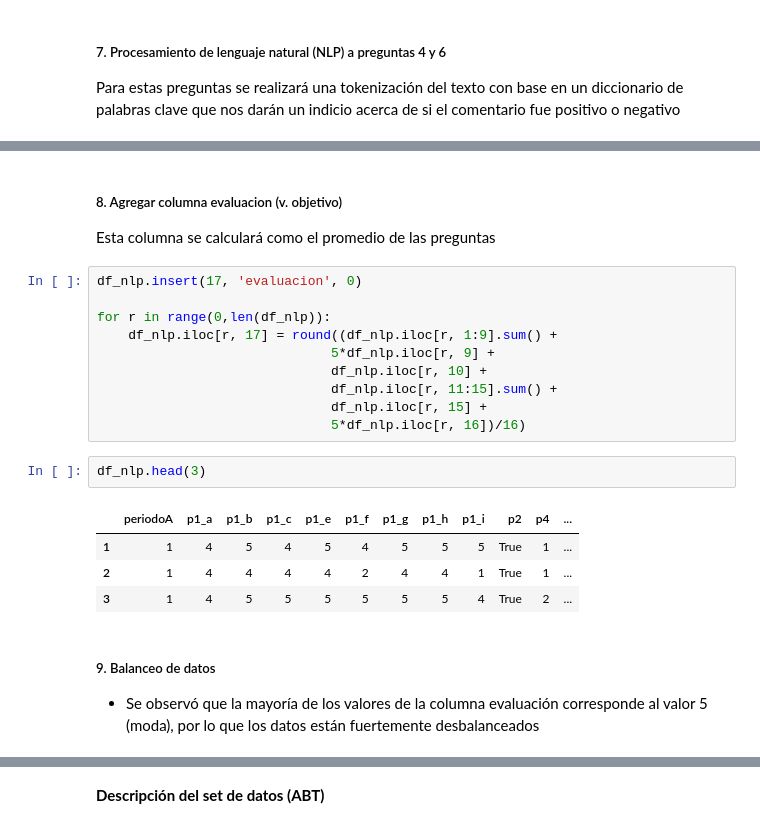
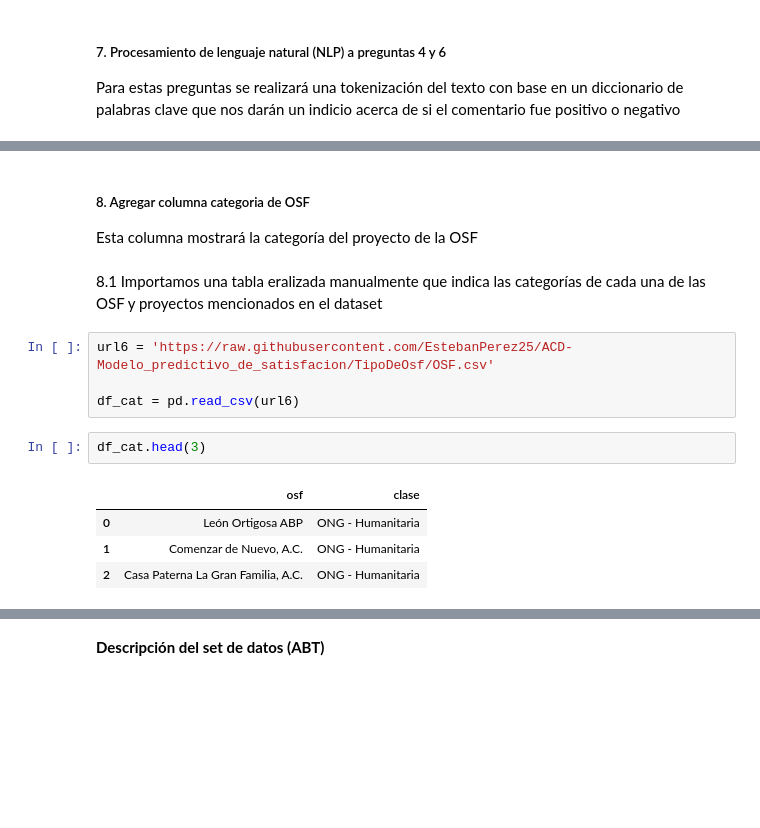
Before and after one commit to EstebanPerez25/ACD-Modelo_predictivo_de_satisfacion, a Jupyter notebook: Modelo_predictivo_de_satisfacción.ipynb, the cells around one changed output, grey strips where cells are left out. Drawn from its saved outputs; the diff is of its cells as text; blank space fills up the shorter version.

```diff
--- a/Modelo_predictivo_de_satisfacción.ipynb
+++ b/Modelo_predictivo_de_satisfacción.ipynb
@@ -806,25 +857,17 @@ df_nlp.head()
 # %% [markdown]
-##### 8. Agregar columna evaluacion (v. objetivo)
+##### 8. Agregar columna categoria de OSF
 
-Esta columna se calculará como el promedio de las preguntas
+Esta columna mostrará la categoría del proyecto de la OSF
+# %% [markdown]
+8.1 Importamos una tabla eralizada manualmente que indica las categorías de cada una de las OSF y proyectos mencionados en el dataset
 # %%
-df_nlp.insert(17, 'evaluacion', 0)
+url6 = 'https://raw.githubusercontent.com/EstebanPerez25/ACD-Modelo_predictivo_de_satisfacion/TipoDeOsf/OSF.csv'
 
-for r in range(0,len(df_nlp)):
-    df_nlp.iloc[r, 17] = round((df_nlp.iloc[r, 1:9].sum() +
-                              5*df_nlp.iloc[r, 9] +
-                              df_nlp.iloc[r, 10] +
-                              df_nlp.iloc[r, 11:15].sum() +
-                              df_nlp.iloc[r, 15] +
-                              5*df_nlp.iloc[r, 16])/16)
+df_cat = pd.read_csv(url6)
 # %%
-df_nlp.head(3)
+df_cat.head(3)
 # %% [output]
-|  | periodoA | p1_a | p1_b | p1_c | p1_e | p1_f | p1_g | p1_h | p1_i | p2 | p4 | ... |
-| 1 | 1 | 4 | 5 | 4 | 5 | 4 | 5 | 5 | 5 | True | 1 | ... |
-| 2 | 1 | 4 | 4 | 4 | 4 | 2 | 4 | 4 | 1 | True | 1 | ... |
-| 3 | 1 | 4 | 5 | 5 | 5 | 5 | 5 | 5 | 4 | True | 2 | ... |
+|  | osf | clase |
+| 0 | León Ortigosa ABP | ONG - Humanitaria |
+| 1 | Comenzar de Nuevo, A.C. | ONG - Humanitaria |
+| 2 | Casa Paterna La Gran Familia, A.C. | ONG - Humanitaria |
-# %% [markdown]
-##### 9. Balanceo de datos
-
-* Se observó que la mayoría de los valores de la columna evaluación corresponde al valor 5 (moda), por lo que los datos están fuertemente desbalanceados
```
Also changed, not shown: parts of 145 cells of this notebook.
